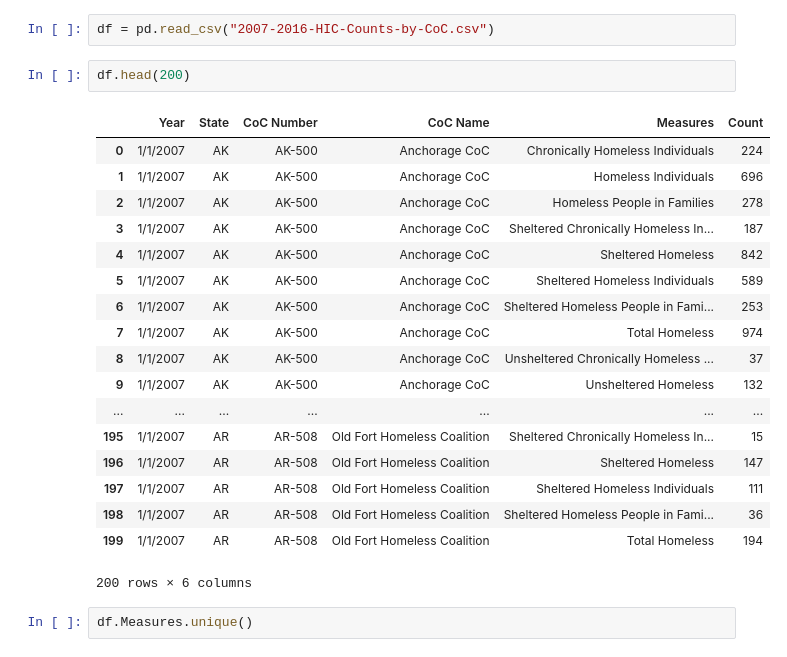
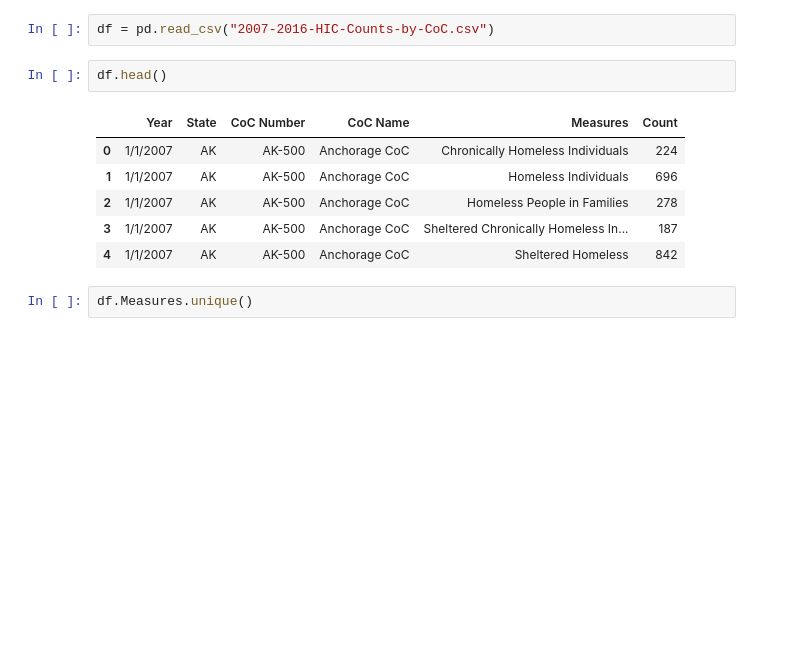
Before and after one commit to cathrinesot/studioprojects, a Jupyter notebook: code/homeless/Homeless People in the US.ipynb, the cells around one changed output. Cells and saved outputs as stored; diff of their text form; blank space fills up the shorter version.

```diff
--- a/code/homeless/Homeless People in the US.ipynb
+++ b/code/homeless/Homeless People in the US.ipynb
@@ -57,26 +57,14 @@ details
 # %%
 df = pd.read_csv("2007-2016-HIC-Counts-by-CoC.csv")
 # %%
-df.head(200)
+df.head()
 # %% [output]
 |  | Year | State | CoC Number | CoC Name | Measures | Count |
 | 0 | 1/1/2007 | AK | AK-500 | Anchorage CoC | Chronically Homeless Individuals | 224 |
 | 1 | 1/1/2007 | AK | AK-500 | Anchorage CoC | Homeless Individuals | 696 |
 | 2 | 1/1/2007 | AK | AK-500 | Anchorage CoC | Homeless People in Families | 278 |
 | 3 | 1/1/2007 | AK | AK-500 | Anchorage CoC | Sheltered Chronically Homeless In... | 187 |
 | 4 | 1/1/2007 | AK | AK-500 | Anchorage CoC | Sheltered Homeless | 842 |
-| 5 | 1/1/2007 | AK | AK-500 | Anchorage CoC | Sheltered Homeless Individuals | 589 |
-| 6 | 1/1/2007 | AK | AK-500 | Anchorage CoC | Sheltered Homeless People in Fami... | 253 |
-| 7 | 1/1/2007 | AK | AK-500 | Anchorage CoC | Total Homeless | 974 |
-| 8 | 1/1/2007 | AK | AK-500 | Anchorage CoC | Unsheltered Chronically Homeless ... | 37 |
-| 9 | 1/1/2007 | AK | AK-500 | Anchorage CoC | Unsheltered Homeless | 132 |
-| ... | ... | ... | ... | ... | ... | ... |
-| 195 | 1/1/2007 | AR | AR-508 | Old Fort Homeless Coalition | Sheltered Chronically Homeless In... | 15 |
-| 196 | 1/1/2007 | AR | AR-508 | Old Fort Homeless Coalition | Sheltered Homeless | 147 |
-| 197 | 1/1/2007 | AR | AR-508 | Old Fort Homeless Coalition | Sheltered Homeless Individuals | 111 |
-| 198 | 1/1/2007 | AR | AR-508 | Old Fort Homeless Coalition | Sheltered Homeless People in Fami... | 36 |
-| 199 | 1/1/2007 | AR | AR-508 | Old Fort Homeless Coalition | Total Homeless | 194 |
-200 rows × 6 columns
 # %%
 df.Measures.unique()
 # %% [output]
```
Also changed, not shown: parts of 29 cells of this notebook, 12 other files.
